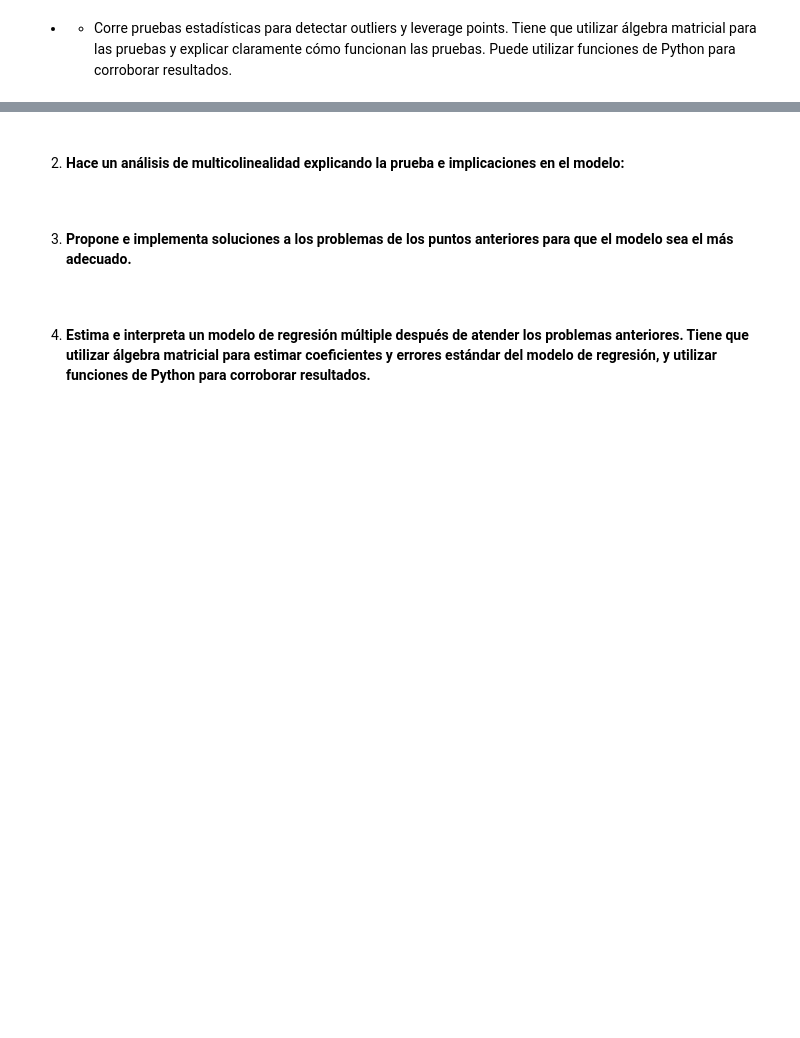
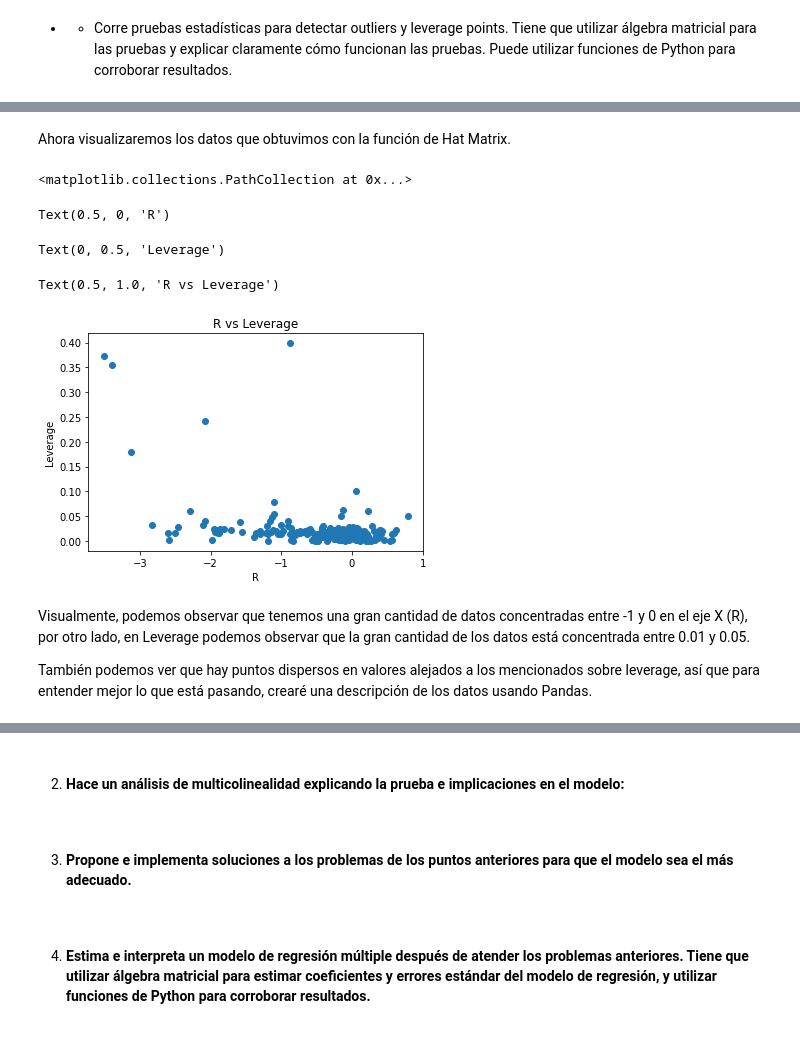
Before and after one commit to A01706155/TC3007C.502_Estadistica, a Jupyter notebook: parte1.ipynb, the cells around one changed output, grey strips where cells are left out. Saved outputs shown, nothing was run; the diff lists cells and outputs as text; code cells hidden in the pictures; blank space fills up the shorter version.

```diff
--- a/parte1.ipynb
+++ b/parte1.ipynb
@@ -85,8 +101,12 @@ df_masked["medium"] = df_masked["medium"].astype(int)
 df_process = df_masked[['R', 'EPSP', 'OPM', 'BTMR', 'small', 'medium']]
 df_process = df_process.dropna()
 
-x = df_process[['EPSP', 'OPM', 'BTMR', 'small', 'medium']].to_numpy
-y = df_process['R'].to_numpy
+# x matrix
+x = df_process[['EPSP', 'OPM', 'BTMR', 'small', 'medium']]
+# y matrix
+y = df_process['R']
+# xy matrix
+xy = df_process[['EPSP', 'OPM', 'BTMR', 'small', 'medium', 'R']]
 # %% [markdown]
 
 -    - Calcula matriz de varianza y covarianza, así como matriz de correlación de las variables independientes y la dependiente. Explicar qué es la varianza, covarianza y correlación. Interpreta la matriz de correlación. Tiene que utilizar álgebra matricial y corroborar resultados con funciones de Python.
@@ -145,0 +253,3 @@ x.corr()
+# %%
+h = x.dot(np.linalg.inv(x.T.dot(x)).dot(x.T))
+h
@@ -145,0 +270,24 @@ x.corr()
+# %% [markdown]
+Ahora visualizaremos los datos que obtuvimos con la función de Hat Matrix.
+# %%
+# Obtenemos la diagonal con numpy
+diag = np.diag(h)
+
+# Antes de poder graficarlo, lo haremos un dataframe de Pandas
+lvrg = pd.DataFrame(diag)
+
+# Ahora la graficamos contra la matriz de 'y' o ('R')
+plt.scatter(y, lvrg)
+plt.xlabel('R')
+plt.ylabel('Leverage')
+plt.title('R vs Leverage')
+# %% [output]
+<matplotlib.collections.PathCollection at 0x...>
+Text(0.5, 0, 'R')
+Text(0, 0.5, 'Leverage')
+Text(0.5, 1.0, 'R vs Leverage')
+[figure, added]
+# %% [markdown]
+Visualmente, podemos observar que tenemos una gran cantidad de datos concentradas entre -1 y 0 en el eje X (R), por otro lado, en Leverage podemos observar que la gran cantidad de los datos está concentrada entre 0.01 y 0.05.
+
+También podemos ver que hay puntos dispersos en valores alejados a los mencionados sobre leverage, así que para entender mejor lo que está pasando, crearé una descripción de los datos usando Pandas.
```
Also changed, not shown: parts of 26 cells of this notebook.
